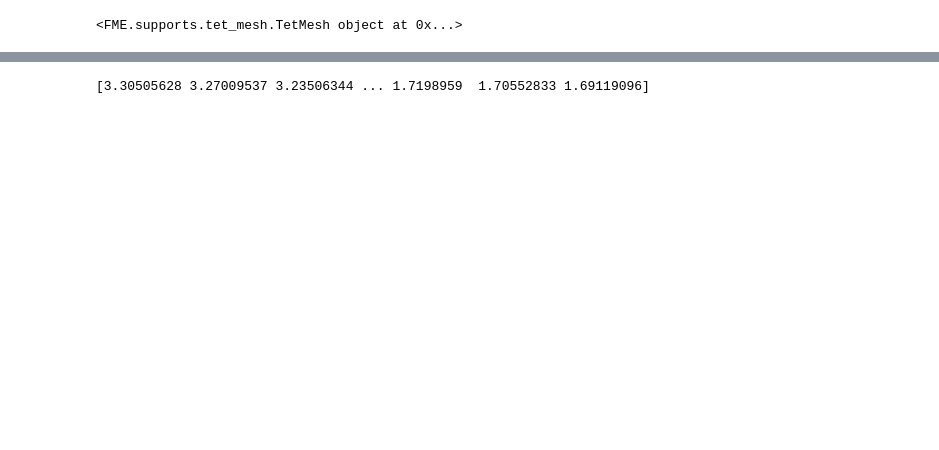
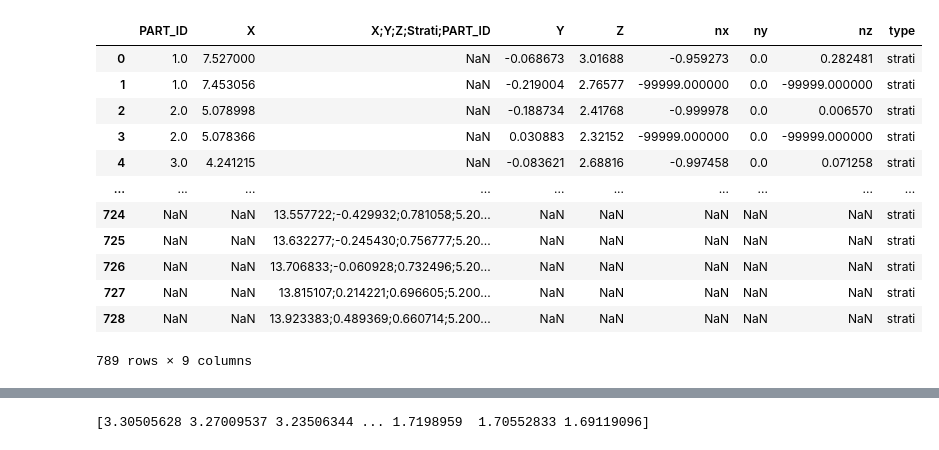
Before and after one commit to Loop3D/ImplicitBenchmark, a Jupyter notebook: Hecho/Results_Lachlan/Hecho_PLI.ipynb, the cells around one changed output, grey strips where cells are left out. Saved outputs shown, nothing was run; the diff lists cells and outputs as text; code cells hidden in the pictures; blank space fills up the shorter version.

```diff
--- a/Hecho/Results_Lachlan/Hecho_PLI.ipynb
+++ b/Hecho/Results_Lachlan/Hecho_PLI.ipynb
@@ -13,7 +8,7 @@ import pandas as pd
 import glob
 %matplotlib inline
 # %%
-density='Sparse'
+density='Full'
 
 
 dips = pd.read_csv('../%s/Dips.csv'%density,delimiter=';')
@@ -28,6 +23,29 @@ for f in glob.glob('../%s/*H*'%density):
 #     dfs.append(pd.read_csv(f,delimiter=';'))
 
 points = pd.concat(dfs,axis=0,ignore_index=True)
+
+points = points.rename(columns={'Strati':'val'})
+dips = dips.rename(columns={'OrientX':'nx','OrientY':'ny','OrientZ':'nz'})
+dips['ny'] = 0
+
+data = pd.concat([dips,points],sort=True)
+data['type'] = 'strati'
+# %%
+data
+# %% [output]
+|  | PART_ID | X | X;Y;Z;Strati;PART_ID | Y | Z | nx | ny | nz | type |
+| 0 | 1.0 | 7.527000 | NaN | -0.068673 | 3.01688 | -0.959273 | 0.0 | 0.282481 | strati |
+| 1 | 1.0 | 7.453056 | NaN | -0.219004 | 2.76577 | -99999.000000 | 0.0 | -99999.000000 | strati |
+| 2 | 2.0 | 5.078998 | NaN | -0.188734 | 2.41768 | -0.999978 | 0.0 | 0.006570 | strati |
+| 3 | 2.0 | 5.078366 | NaN | 0.030883 | 2.32152 | -99999.000000 | 0.0 | -99999.000000 | strati |
+| 4 | 3.0 | 4.241215 | NaN | -0.083621 | 2.68816 | -0.997458 | 0.0 | 0.071258 | strati |
+| ... | ... | ... | ... | ... | ... | ... | ... | ... | ... |
+| 724 | NaN | NaN | 13.557722;-0.429932;0.781058;5.20... | NaN | NaN | NaN | NaN | NaN | strati |
+| 725 | NaN | NaN | 13.632277;-0.245430;0.756777;5.20... | NaN | NaN | NaN | NaN | NaN | strati |
+| 726 | NaN | NaN | 13.706833;-0.060928;0.732496;5.20... | NaN | NaN | NaN | NaN | NaN | strati |
+| 727 | NaN | NaN | 13.815107;0.214221;0.696605;5.200... | NaN | NaN | NaN | NaN | NaN | strati |
+| 728 | NaN | NaN | 13.923383;0.489369;0.660714;5.200... | NaN | NaN | NaN | NaN | NaN | strati |
+789 rows × 9 columns
 # %%
 boundary_points = np.zeros((2,3))
 
@@ -42,18 +57,0 @@ mesh.setup_mesh(boundary_points, nstep=1, n_tetra=150000,)
-# %%
-interpolator = PLI(mesh)
-stratigraphy_builder = GeologicalFeatureInterpolator(
-    interpolator=interpolator,
-    name='stratigraphy')
-solver = 'lu'
-for i, r in points.iterrows():
-    stratigraphy_builder.add_point([r['X'],r['Y'],r['Z']],r['Strati'])#xy[0][0],xy[1][0],z],r['value'],itype=r['itype'])
-# for i, r in sections.iterrows():
-#     stratigraphy_builder.add_point([r['X'],r['Y'],r['Z']],r['Strati'])#xy[0][0],xy[1][0],z],r['value'],itype=r['itype'])
-for i, r in dips.iterrows():
-    stratigraphy_builder.add_planar_constraint([r['X'],r['Y'],r['Z']],[-r['OrientX'],0,-r['OrientZ']])
-# stratigraphy_builder.add_point([6.1,0.1,1.1],0.)
-# stratigraphy_builder.add_point([6.1,0.1,2.1],1.)
-# stratigraphy_builder.add_strike_and_dip([1,1,1],90.,0.)
-unique = np.unique(stratigraphy_builder.interpolator.get_control_points()[:,3])
-# %% [output]
-<FME.supports.tet_mesh.TetMesh object at 0x...>
```
Also changed, not shown: parts of 8 cells of this notebook, 2 other files.
